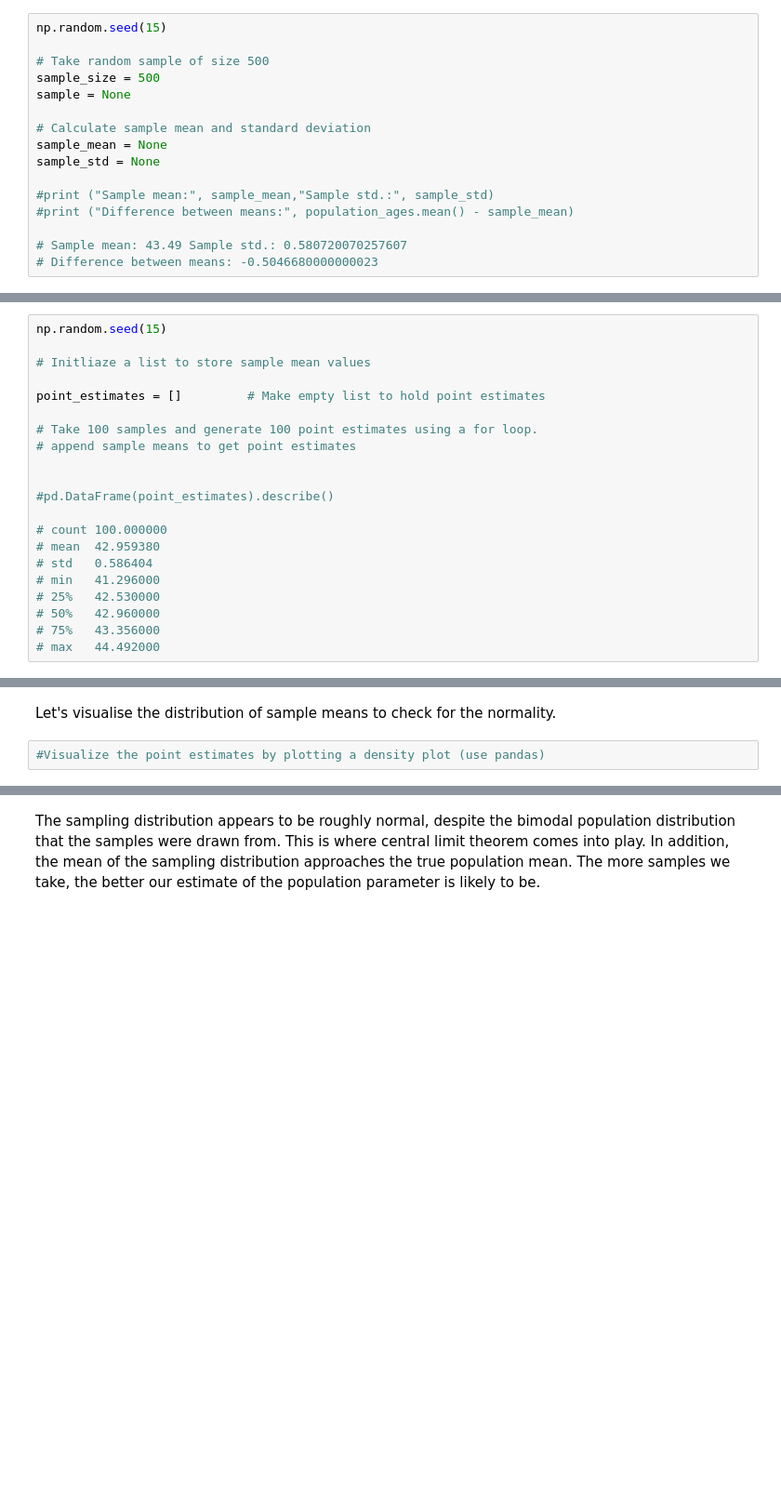
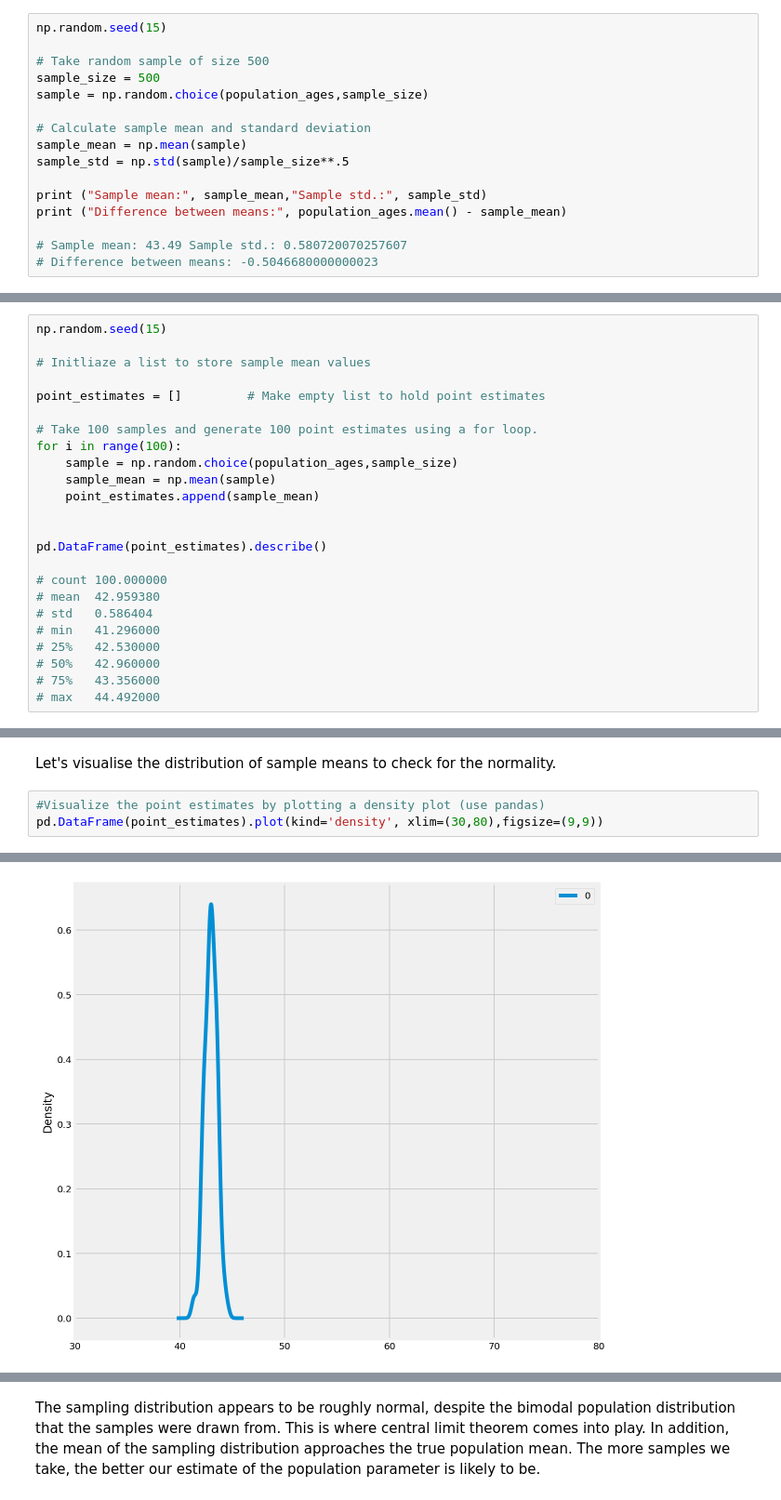
Before and after one commit to slieb74/ds-stats-CI_zscore-nyc-career-ds-062518, a Jupyter notebook: index.ipynb, the cells around one changed output, grey strips where cells are left out. Shown at 93% size. Saved outputs shown, nothing was run; the diff lists cells and outputs as text; blank space fills up the shorter version.

```diff
--- a/index.ipynb
+++ b/index.ipynb
@@ -92,14 +86,14 @@ np.random.seed(15)
 
 # Take random sample of size 500
 sample_size = 500
-sample = None
+sample = np.random.choice(population_ages,sample_size)
 
 # Calculate sample mean and standard deviation
-sample_mean = None
-sample_std = None
+sample_mean = np.mean(sample)
+sample_std = np.std(sample)/sample_size**.5
 
-#print ("Sample mean:", sample_mean,"Sample std.:", sample_std)
-#print ("Difference between means:", population_ages.mean() - sample_mean)
+print ("Sample mean:", sample_mean,"Sample std.:", sample_std)
+print ("Difference between means:", population_ages.mean() - sample_mean)
 
 # Sample mean: 43.49 Sample std.: 0.580720070257607
 # Difference between means: -0.5046680000000023
@@ -119,10 +116,13 @@ np.random.seed(15)
 point_estimates = []         # Make empty list to hold point estimates
 
 # Take 100 samples and generate 100 point estimates using a for loop.
-# append sample means to get point estimates
+for i in range(100):
+    sample = np.random.choice(population_ages,sample_size)
+    sample_mean = np.mean(sample)
+    point_estimates.append(sample_mean)
 
 
-#pd.DataFrame(point_estimates).describe()
+pd.DataFrame(point_estimates).describe()
 
 # count	100.000000
 # mean	42.959380
@@ -136,3 +146,5 @@ point_estimates = []         # Make empty list to hold point estimates
 Let's visualise the distribution of sample means to check for the normality.
 # %%
 #Visualize the point estimates by plotting a density plot (use pandas)
+pd.DataFrame(point_estimates).plot(kind='density', xlim=(30,80),figsize=(9,9))
+# %% [output]
@@ -138,0 +152 @@ Let's visualise the distribution of sample means to check for the normality.
+[figure, added]
```
Also changed, not shown: parts of 9 cells of this notebook.
